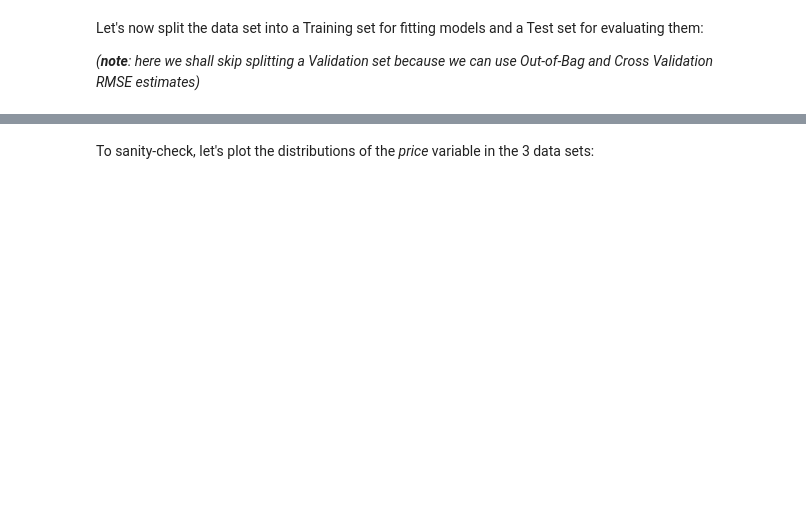
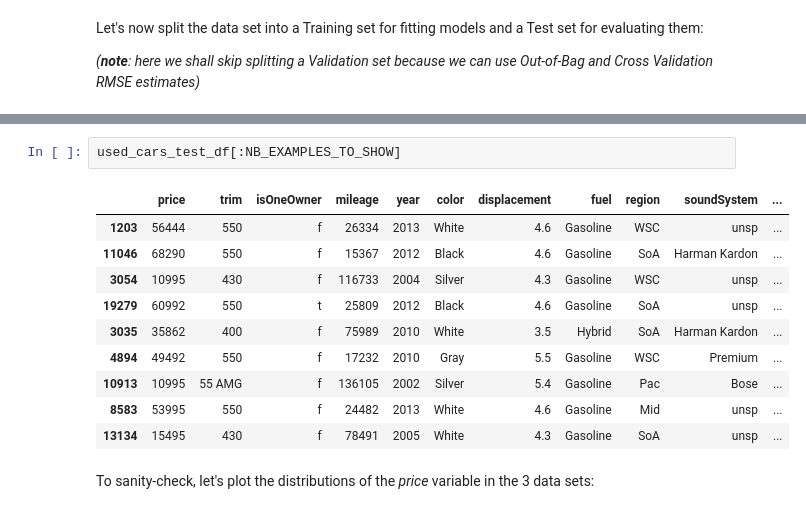
Before and after one commit to ChicagoBoothML/MachineLearning_Fall2015, a Jupyter notebook: Programming Scripts/Used Cars/Python/UsedCars_HW03ans.ipynb, the cells around one changed output, grey strips where cells are left out. Cells and saved outputs as stored; diff of their text form; blank space fills up the shorter version.

```diff
--- a/Programming Scripts/Used Cars/Python/UsedCars_HW03ans.ipynb
+++ b/Programming Scripts/Used Cars/Python/UsedCars_HW03ans.ipynb
@@ -112,3 +97,16 @@ used_cars_test
+# %%
+used_cars_test_df[:NB_EXAMPLES_TO_SHOW]
+# %% [output]
+|  | price | trim | isOneOwner | mileage | year | color | displacement | fuel | region | soundSystem | ... |
+| 1203 | 56444 | 550 | f | 26334 | 2013 | White | 4.6 | Gasoline | WSC | unsp | ... |
+| 11046 | 68290 | 550 | f | 15367 | 2012 | Black | 4.6 | Gasoline | SoA | Harman Kardon | ... |
+| 3054 | 10995 | 430 | f | 116733 | 2004 | Silver | 4.3 | Gasoline | WSC | unsp | ... |
+| 19279 | 60992 | 550 | t | 25809 | 2012 | Black | 4.6 | Gasoline | SoA | unsp | ... |
+| 3035 | 35862 | 400 | f | 75989 | 2010 | White | 3.5 | Hybrid | SoA | Harman Kardon | ... |
+| 4894 | 49492 | 550 | f | 17232 | 2010 | Gray | 5.5 | Gasoline | WSC | Premium | ... |
+| 10913 | 10995 | 55 AMG | f | 136105 | 2002 | Silver | 5.4 | Gasoline | Pac | Bose | ... |
+| 8583 | 53995 | 550 | f | 24482 | 2013 | White | 4.6 | Gasoline | Mid | unsp | ... |
+| 13134 | 15495 | 430 | f | 78491 | 2005 | White | 4.3 | Gasoline | SoA | unsp | ... |
 # %% [markdown]
 To sanity-check, let's plot the distributions of the _price_ variable in the 3 data sets:
 # %%
```
Also changed, not shown: parts of 46 cells of this notebook.
